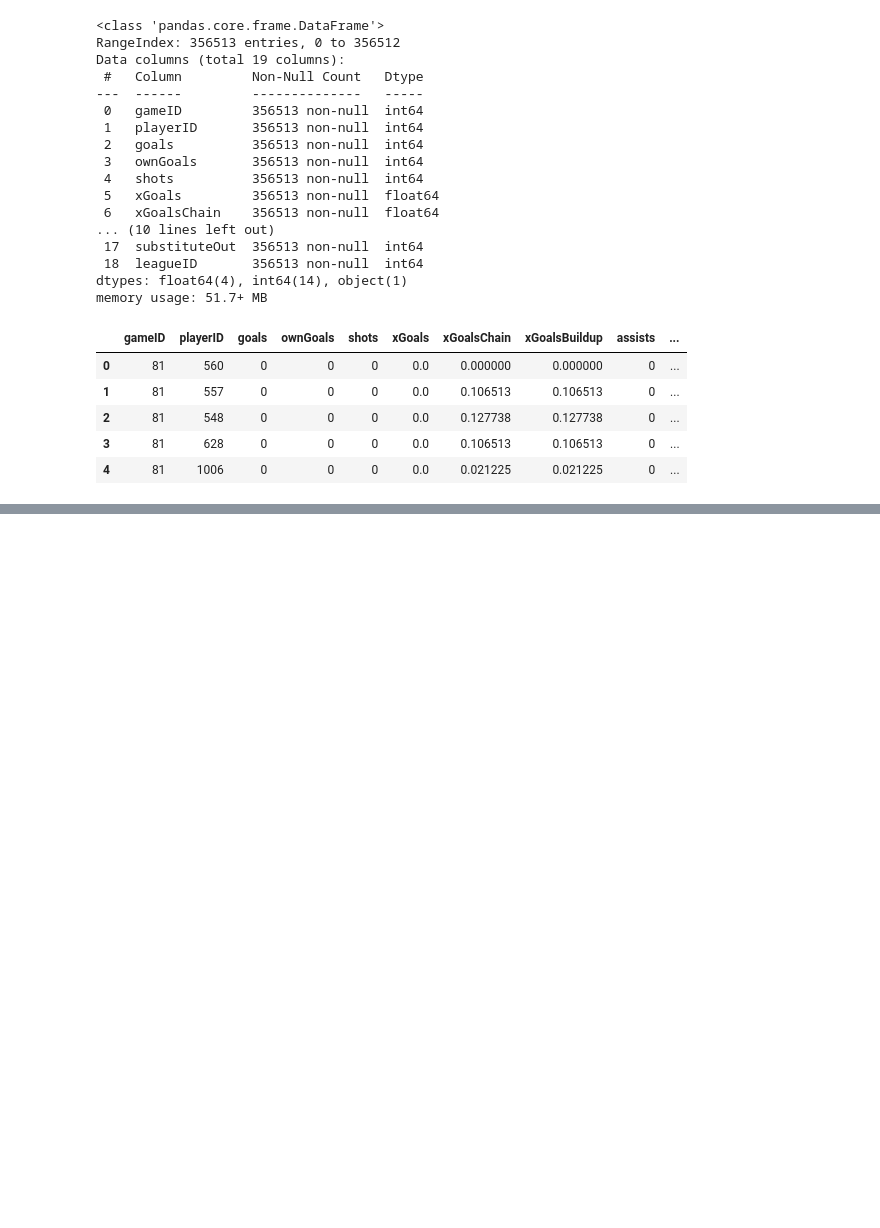
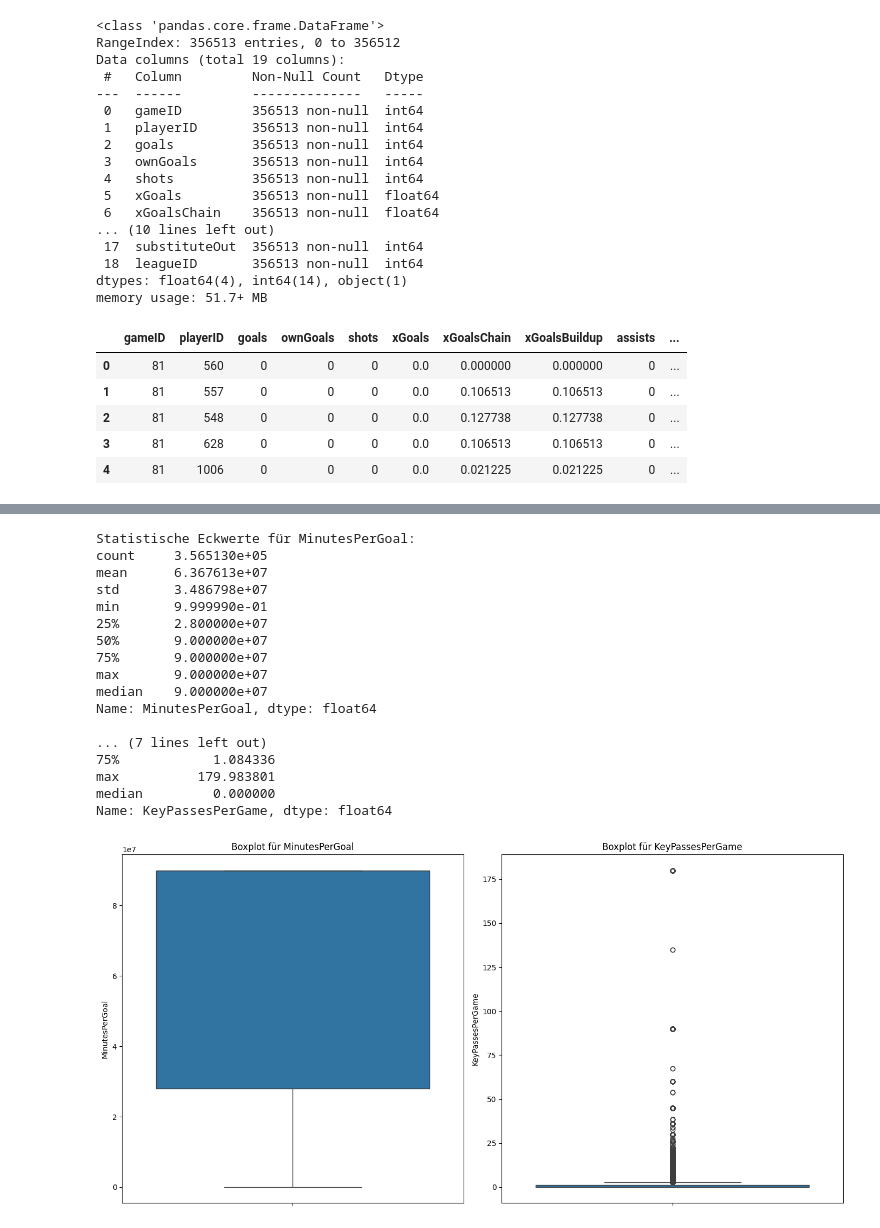
Before and after one commit to hariis-00/group_work, a Jupyter notebook: Data.ipynb, the cells around one changed output, grey strips where cells are left out. Drawn from its saved outputs; the diff is of its cells as text; code cells hidden in the pictures; blank space fills up the shorter version.

```diff
--- a/Data.ipynb
+++ b/Data.ipynb
@@ -274,0 +305,57 @@ plt.show()
+# %%
+# Berechnung der statistischen Eckwerte für MinutesPerGoal und KeyPassesPerGame
+stats_minutes_per_goal = data_from_mongo['MinutesPerGoal'].describe()
+stats_key_passes_per_game = data_from_mongo['KeyPassesPerGame'].describe()
+
+# Hinzufügen von Median und Standardabweichung
+stats_minutes_per_goal['median'] = data_from_mongo['MinutesPerGoal'].median()
+stats_minutes_per_goal['std'] = data_from_mongo['MinutesPerGoal'].std()
+
+stats_key_passes_per_game['median'] = data_from_mongo['KeyPassesPerGame'].median()
+stats_key_passes_per_game['std'] = data_from_mongo['KeyPassesPerGame'].std()
+
+# Anzeige der statistischen Eckwerte
+print("Statistische Eckwerte für MinutesPerGoal:")
+print(stats_minutes_per_goal)
+print("\nStatistische Eckwerte für KeyPassesPerGame:")
+print(stats_key_passes_per_game)
+
+# Erstellung der Boxplots
+plt.figure(figsize=(14, 7))
+
+# Boxplot für MinutesPerGoal
+plt.subplot(1, 2, 1)
+sns.boxplot(y=data_from_mongo['MinutesPerGoal'])
+plt.title('Boxplot für MinutesPerGoal')
+plt.ylabel('MinutesPerGoal')
+plt.xlabel('')
+
+# Boxplot für KeyPassesPerGame
+plt.subplot(1, 2, 2)
+sns.boxplot(y=data_from_mongo['KeyPassesPerGame'])
+plt.title('Boxplot für KeyPassesPerGame')
+plt.ylabel('KeyPassesPerGame')
+plt.xlabel('')
+
+# Anzeigen der Plots
+plt.tight_layout()
+plt.show()
+# %% [output]
+Statistische Eckwerte für MinutesPerGoal:
+count     3.565130e+05
+mean      6.367613e+07
+std       3.486798e+07
+min       9.999990e-01
+25%       2.800000e+07
+50%       9.000000e+07
+75%       9.000000e+07
+max       9.000000e+07
+median    9.000000e+07
+Name: MinutesPerGoal, dtype: float64
+
+... (7 lines left out)
+75%            1.084336
+max          179.983801
+median         0.000000
+Name: KeyPassesPerGame, dtype: float64
+[figure, added]
```
Also changed, not shown: parts of 27 cells of this notebook, 10 other files.
